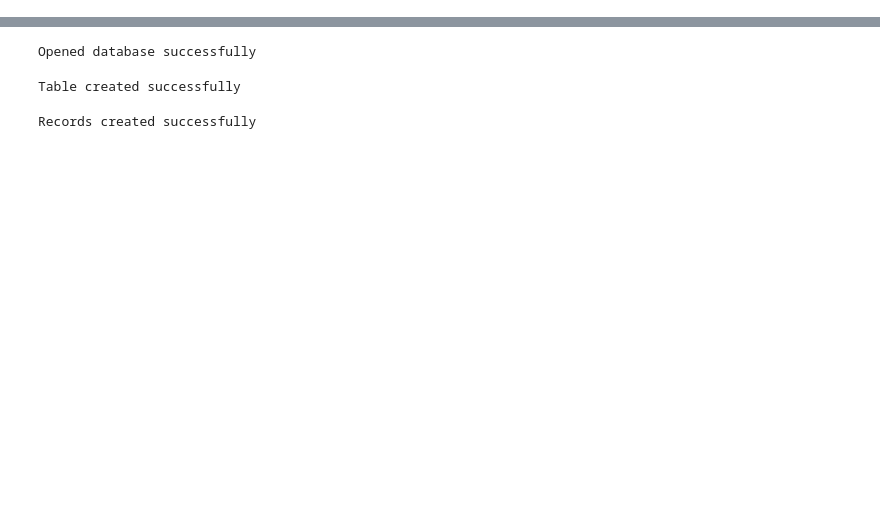
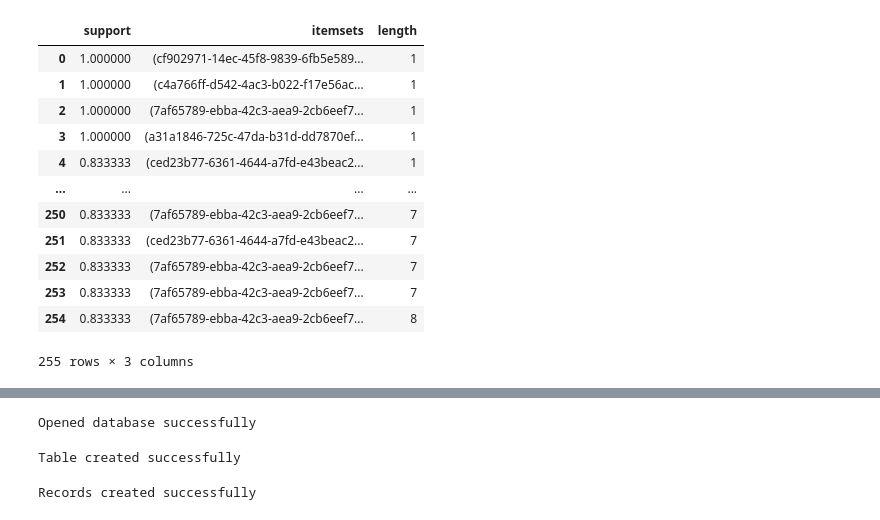
Before and after one commit to yehezkiel1086/ml-web-honeypot, a Jupyter notebook: data-mining/assoc_rules_sess_uuid.ipynb, the cells around one changed output, grey strips where cells are left out. Drawn from its saved outputs; the diff is of its cells as text; code cells hidden in the pictures; blank space fills up the shorter version.

```diff
--- a/data-mining/assoc_rules_sess_uuid.ipynb
+++ b/data-mining/assoc_rules_sess_uuid.ipynb
@@ -117,0 +97,21 @@ frequent_itemsets
+# %%
+frequent_itemsets["length"] = frequent_itemsets["itemsets"].apply(lambda x: len(x))
+### alternatively:
+#frequent_itemsets = apriori(df, min_support=0.6, use_colnames=True)
+#frequent_itemsets = fpmax(df, min_support=0.6, use_colnames=True)
+
+frequent_itemsets
+# %% [output]
+|  | support | itemsets | length |
+| 0 | 1.000000 | (cf902971-14ec-45f8-9839-6fb5e589... | 1 |
+| 1 | 1.000000 | (c4a766ff-d542-4ac3-b022-f17e56ac... | 1 |
+| 2 | 1.000000 | (7af65789-ebba-42c3-aea9-2cb6eef7... | 1 |
+| 3 | 1.000000 | (a31a1846-725c-47da-b31d-dd7870ef... | 1 |
+| 4 | 0.833333 | (ced23b77-6361-4644-a7fd-e43beac2... | 1 |
+| ... | ... | ... | ... |
+| 250 | 0.833333 | (7af65789-ebba-42c3-aea9-2cb6eef7... | 7 |
+| 251 | 0.833333 | (ced23b77-6361-4644-a7fd-e43beac2... | 7 |
+| 252 | 0.833333 | (7af65789-ebba-42c3-aea9-2cb6eef7... | 7 |
+| 253 | 0.833333 | (7af65789-ebba-42c3-aea9-2cb6eef7... | 7 |
+| 254 | 0.833333 | (7af65789-ebba-42c3-aea9-2cb6eef7... | 8 |
+255 rows × 3 columns
```
Also changed, not shown: parts of 11 cells of this notebook.
